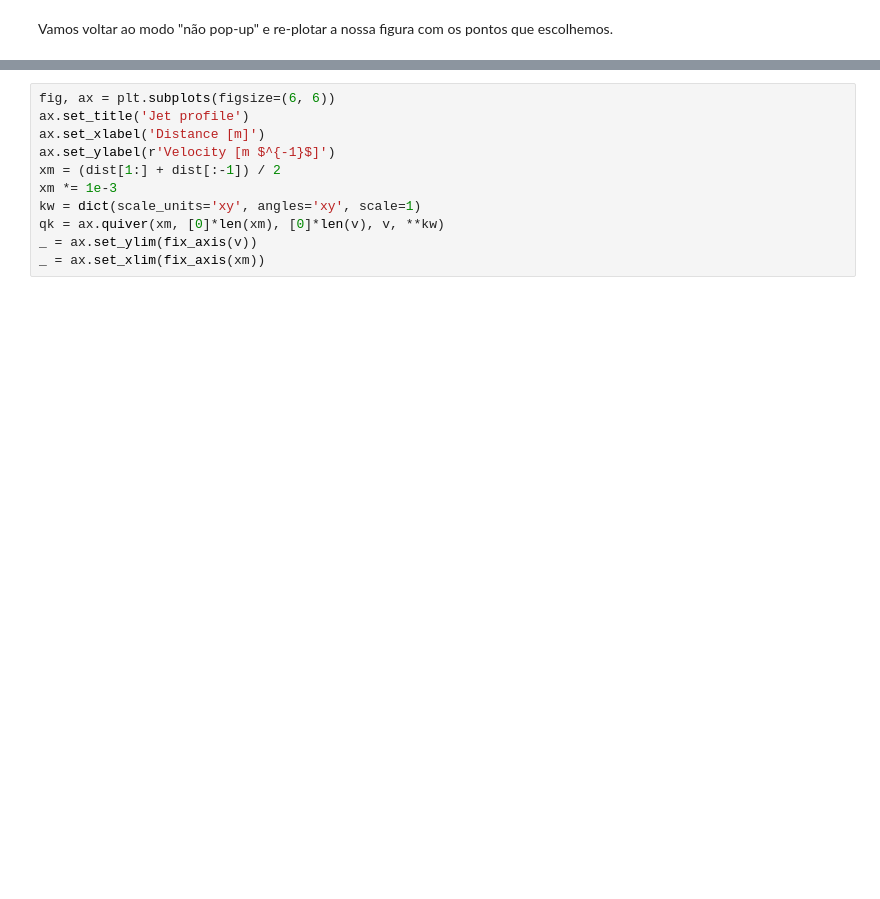
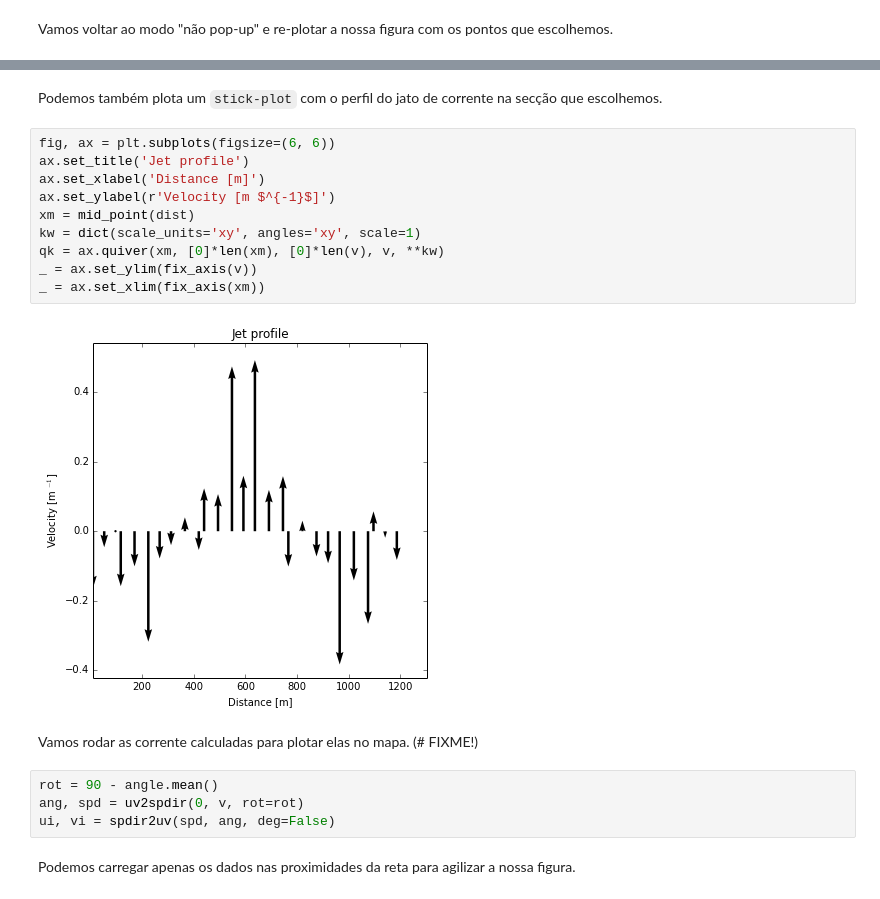
Before and after one commit to ocefpaf/descriptive_oceanography, a Jupyter notebook: lecture-06/geostrophy/mean_dynamic_topography.ipynb, the cells around one changed output, grey strips where cells are left out. Cells and saved outputs as stored; diff of their text form; blank space fills up the shorter version.

```diff
--- a/lecture-06/geostrophy/mean_dynamic_topography.ipynb
+++ b/lecture-06/geostrophy/mean_dynamic_topography.ipynb
@@ -160,11 +220,22 @@ ax.text(dist[maximum], elvs[maximum], text)
+# %% [markdown]
+Podemos também plota um `stick-plot` com o perfil do jato de corrente na secção que escolhemos.
 # %%
 fig, ax = plt.subplots(figsize=(6, 6))
 ax.set_title('Jet profile')
 ax.set_xlabel('Distance [m]')
 ax.set_ylabel(r'Velocity [m $^{-1}$]')
-xm = (dist[1:] + dist[:-1]) / 2
-xm *= 1e-3
+xm = mid_point(dist)
 kw = dict(scale_units='xy', angles='xy', scale=1)
 qk = ax.quiver(xm, [0]*len(xm), [0]*len(v), v, **kw)
 _ = ax.set_ylim(fix_axis(v))
 _ = ax.set_xlim(fix_axis(xm))
+# %% [output]
+[figure, added]
+# %% [markdown]
+Vamos rodar as corrente calculadas para plotar elas no mapa. (# FIXME!)
+# %%
+rot = 90 - angle.mean()
+ang, spd = uv2spdir(0, v, rot=rot)
+ui, vi = spdir2uv(spd, ang, deg=False)
+# %% [markdown]
+Podemos carregar apenas os dados nas proximidades da reta para agilizar a nossa figura.
```
Also changed, not shown: parts of 41 cells of this notebook.
